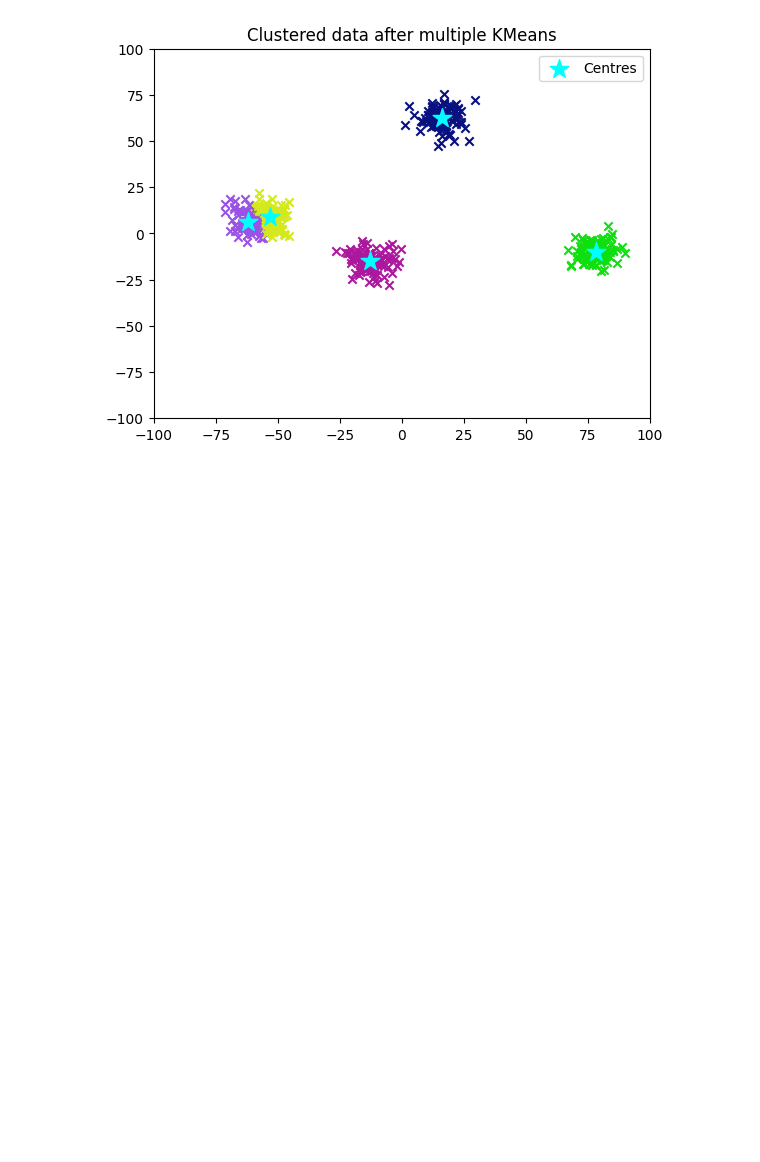
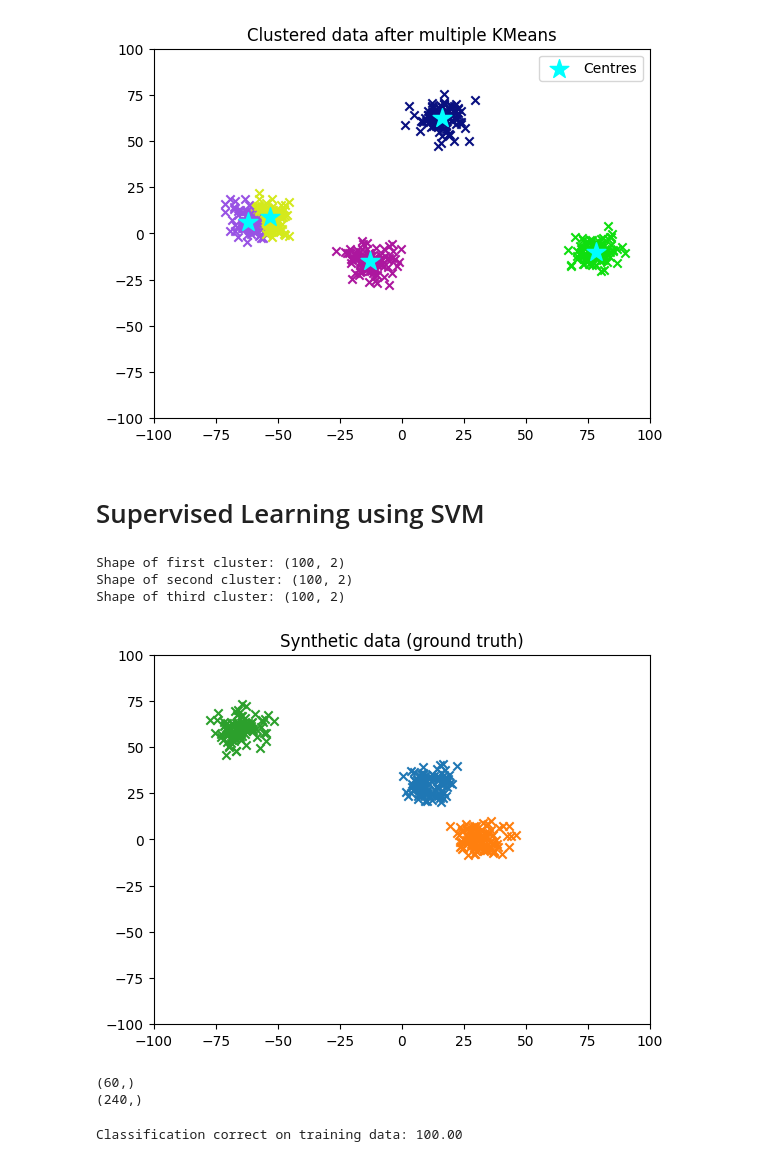
Before and after one commit to frankcholula/cvprlab, a Jupyter notebook: cvprlab_python/lab6/lab6.ipynb, the cells around one changed output. Cells and saved outputs as stored; diff of their text form; code cells hidden in the pictures; blank space fills up the shorter version.

Commit message:
fixed lab6 code and svm using rbf kernels.

```diff
--- a/cvprlab_python/lab6/lab6.ipynb
+++ b/cvprlab_python/lab6/lab6.ipynb
@@ -328,3 +328,65 @@ plt.legend()
 plt.show()
 # %% [output]
 [figure]
+# %% [markdown]
+# Supervised Learning using SVM
+# %%
+import numpy as np
+from sklearn.svm import SVC
+
+# Parameters
+SPLIT_FOR_TRAINING = 0.2
+RANGE = 100
+N_CLUSTERS = 3
+SPREAD = 5
+N_POINTS = 100
+DIMENSION = 2
+# %%
+# 1) Generate N_CLUSTERS of synthetic data
+data = []
+for n in range(N_CLUSTERS):
+    cluster_mean = (np.random.rand(DIMENSION) - np.random.rand(DIMENSION)) * RANGE
+    # Note the shape is (N_POINTS, DIMENSION)
+    cluster_data = np.random.randn(N_POINTS, DIMENSION) * SPREAD + cluster_mean
+    data.append(cluster_data)
+
+# Verify shapes
+print(f"Shape of first cluster: {data[0].shape}")  # Should be (N_POINTS, DIMENSION)
+print(f"Shape of second cluster: {data[1].shape}")
+print(f"Shape of third cluster: {data[2].shape}")
+
+plt.figure()
+plt.title('Synthetic data (ground truth)')
+plt.xlim(-RANGE, RANGE)
+plt.ylim(-RANGE, RANGE)
+
+for cluster_data in data:
+    plt.scatter(cluster_data[:, 0], cluster_data[:, 1], marker='x')
+plt.show()
+# %% [output]
+Shape of first cluster: (100, 2)
+Shape of second cluster: (100, 2)
+Shape of third cluster: (100, 2)
+[figure, added]
+# %%
+# 2) Separate data into training and test sets
+cutoff = round(N_POINTS * SPLIT_FOR_TRAINING)
+train_data = []
+test_data = []
+for cluster in data:
+    train_data.append(cluster[:cutoff])
+    test_data.append(cluster[cutoff:])
+
+# Combine all training and test data
+all_train_obs = np.vstack(train_data)
+all_test_obs = np.vstack(test_data)
+
+# Create class labels
+all_train_class = np.hstack([np.ones(cutoff) * (i + 1) for i in range(N_CLUSTERS)])
+all_test_class = np.hstack([np.ones(N_POINTS - cutoff) * (i + 1) for i in range(N_CLUSTERS)])
+
+print(all_train_class.shape)
+print(all_test_class.shape)
+# %% [output]
+(60,)
+(240,)
@@ -330,0 +399,10 @@ plt.show()
+# %%
+# 4) Train the SVM with training data
+svm.fit(all_train_obs, all_train_class)
+
+# Evaluate training accuracy
+train_pred = svm.predict(all_train_obs)
+train_accuracy = 100 * np.mean(train_pred == all_train_class)
+print(f'\nClassification correct on training data: {train_accuracy:.2f}')
+# %% [output]
+Classification correct on training data: 100.00
```
Also changed, not shown: parts of 3 cells of this notebook, 1 other file.
